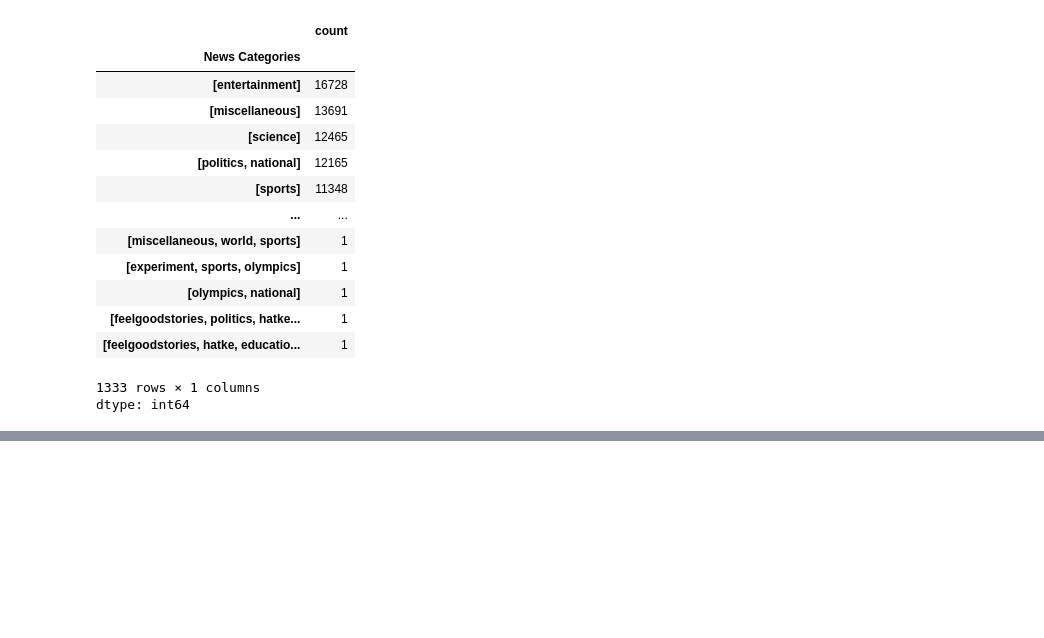
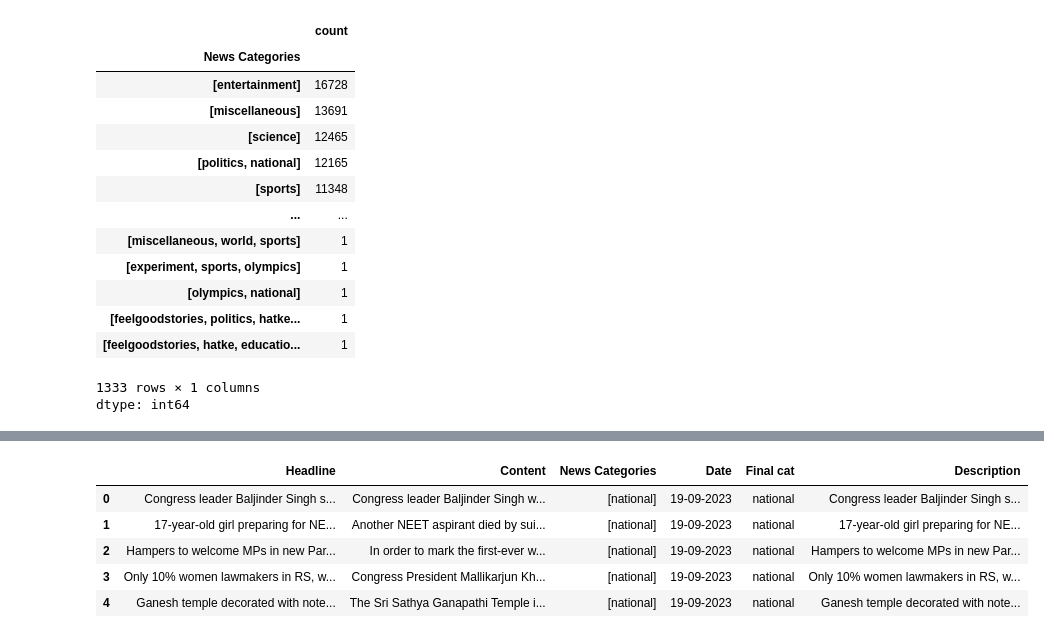
Before and after one commit to Karthik5412/News-Categorizer-Nlp-Model, a Jupyter notebook: notebook.ipynb, the cells around one changed output, grey strips where cells are left out. Cells and saved outputs as stored; diff of their text form; code cells hidden in the pictures; blank space fills up the shorter version.

```diff
--- a/notebook.ipynb
+++ b/notebook.ipynb
@@ -103,0 +105,11 @@ df[df['Final cat'] == 'miscellaneous']
+# %%
+# concatinating columns
+df['Description'] = df['Headline'] + ' ' + df['Content']
+df.head()
+# %% [output]
+|  | Headline | Content | News Categories | Date | Final cat | Description |
+| 0 | Congress leader Baljinder Singh s... | Congress leader Baljinder Singh w... | [national] | 19-09-2023 | national | Congress leader Baljinder Singh s... |
+| 1 | 17-year-old girl preparing for NE... | Another NEET aspirant died by sui... | [national] | 19-09-2023 | national | 17-year-old girl preparing for NE... |
+| 2 | Hampers to welcome MPs in new Par... | In order to mark the first-ever w... | [national] | 19-09-2023 | national | Hampers to welcome MPs in new Par... |
+| 3 | Only 10% women lawmakers in RS, w... | Congress President Mallikarjun Kh... | [national] | 19-09-2023 | national | Only 10% women lawmakers in RS, w... |
+| 4 | Ganesh temple decorated with note... | The Sri Sathya Ganapathi Temple i... | [national] | 19-09-2023 | national | Ganesh temple decorated with note... |
```
Also changed, not shown: parts of 17 cells of this notebook.
